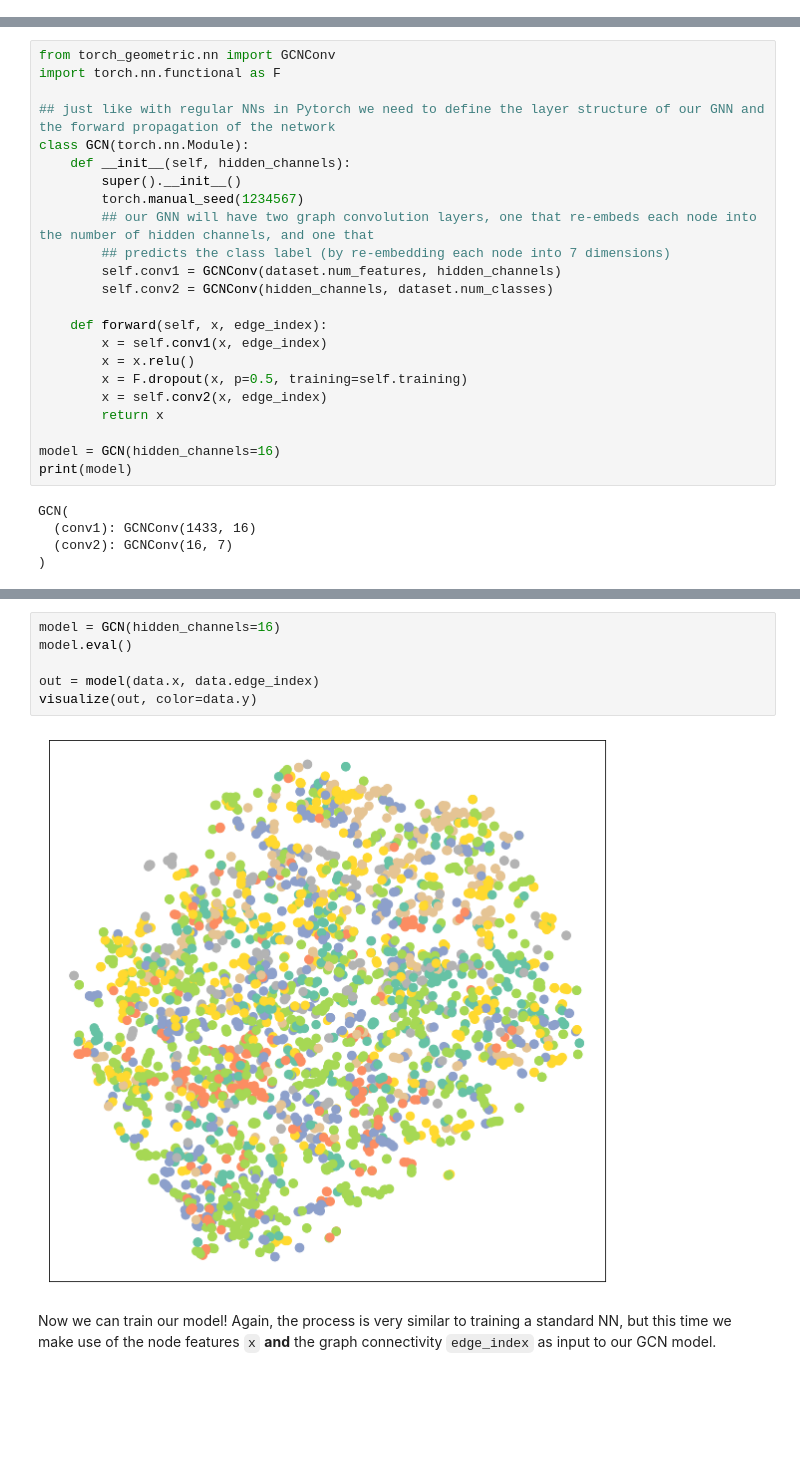
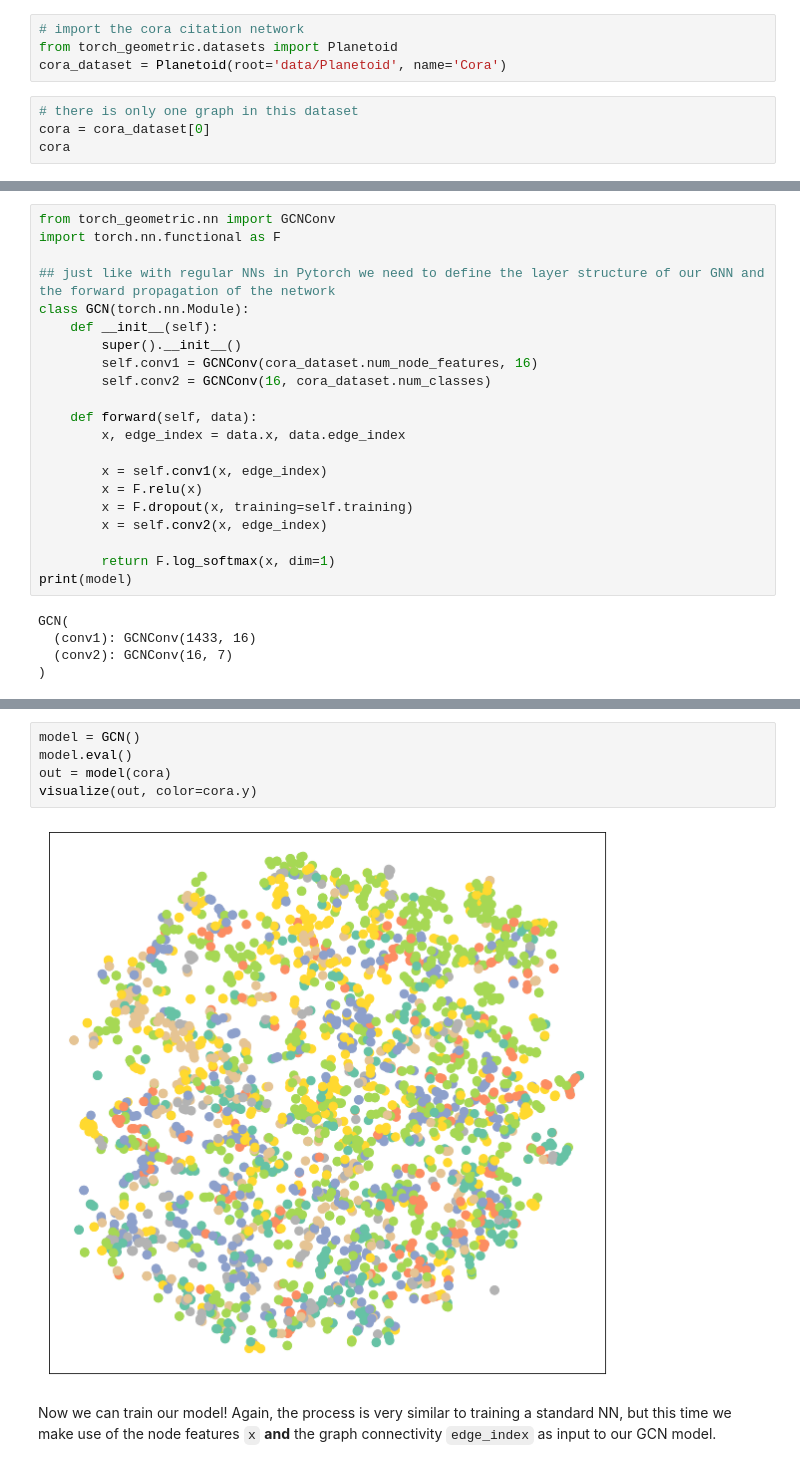
Before and after one commit to savvy379/codashep_ml_2022, a Jupyter notebook: lecture4_gnns/Graph_Neural_Networks.ipynb, the cells around one changed output, grey strips where cells are left out. Saved outputs shown, nothing was run; the diff lists cells and outputs as text; blank space fills up the shorter version.

```diff
--- a/lecture4_gnns/Graph_Neural_Networks.ipynb
+++ b/lecture4_gnns/Graph_Neural_Networks.ipynb
@@ -164,0 +266,8 @@ Name: subject, dtype: int64
+# %%
+# import the cora citation network
+from torch_geometric.datasets import Planetoid
+cora_dataset = Planetoid(root='data/Planetoid', name='Cora')
+# %%
+# there is only one graph in this dataset
+cora = cora_dataset[0]
+cora
@@ -276,22 +323,20 @@ import torch.nn.functional as F
 
 ## just like with regular NNs in Pytorch we need to define the layer structure of our GNN and the forward propagation of the network
 class GCN(torch.nn.Module):
-    def __init__(self, hidden_channels):
+    def __init__(self):
         super().__init__()
-        torch.manual_seed(1234567)
-        ## our GNN will have two graph convolution layers, one that re-embeds each node into the number of hidden channels, and one that
-        ## predicts the class label (by re-embedding each node into 7 dimensions)
-        self.conv1 = GCNConv(dataset.num_features, hidden_channels)
-        self.conv2 = GCNConv(hidden_channels, dataset.num_classes)
+        self.conv1 = GCNConv(cora_dataset.num_node_features, 16)
+        self.conv2 = GCNConv(16, cora_dataset.num_classes)
 
-    def forward(self, x, edge_index):
+    def forward(self, data):
+        x, edge_index = data.x, data.edge_index
+
         x = self.conv1(x, edge_index)
-        x = x.relu()
-        x = F.dropout(x, p=0.5, training=self.training)
+        x = F.relu(x)
+        x = F.dropout(x, training=self.training)
         x = self.conv2(x, edge_index)
-        return x
 
-model = GCN(hidden_channels=16)
+        return F.log_softmax(x, dim=1)
 print(model)
 # %% [output]
 GCN(
@@ -303,12 +350,11 @@ Let's visualize the node embeddings of our **untrained** GCN network.
 For visualization, we make use of [**TSNE**](https://scikit-learn.org/stable/modules/generated/sklearn.manifold.TSNE.html) to embed our 7-dimensional node embeddings onto a 2D plane. Each node is colored according to its true subject label.
 # %%
-model = GCN(hidden_channels=16)
+model = GCN()
 model.eval()
-
-out = model(data.x, data.edge_index)
-visualize(out, color=data.y)
+out = model(cora)
+visualize(out, color=cora.y)
 # %% [output]
-[figure, old version]
+[figure, new version]
 # %% [markdown]
 Now we can train our model! Again, the process is very similar to training a standard NN, but this time we make use of the node features `x` **and** the graph connectivity `edge_index` as input to our GCN model.
 # %%
```
Also changed, not shown: parts of 51 cells of this notebook.
